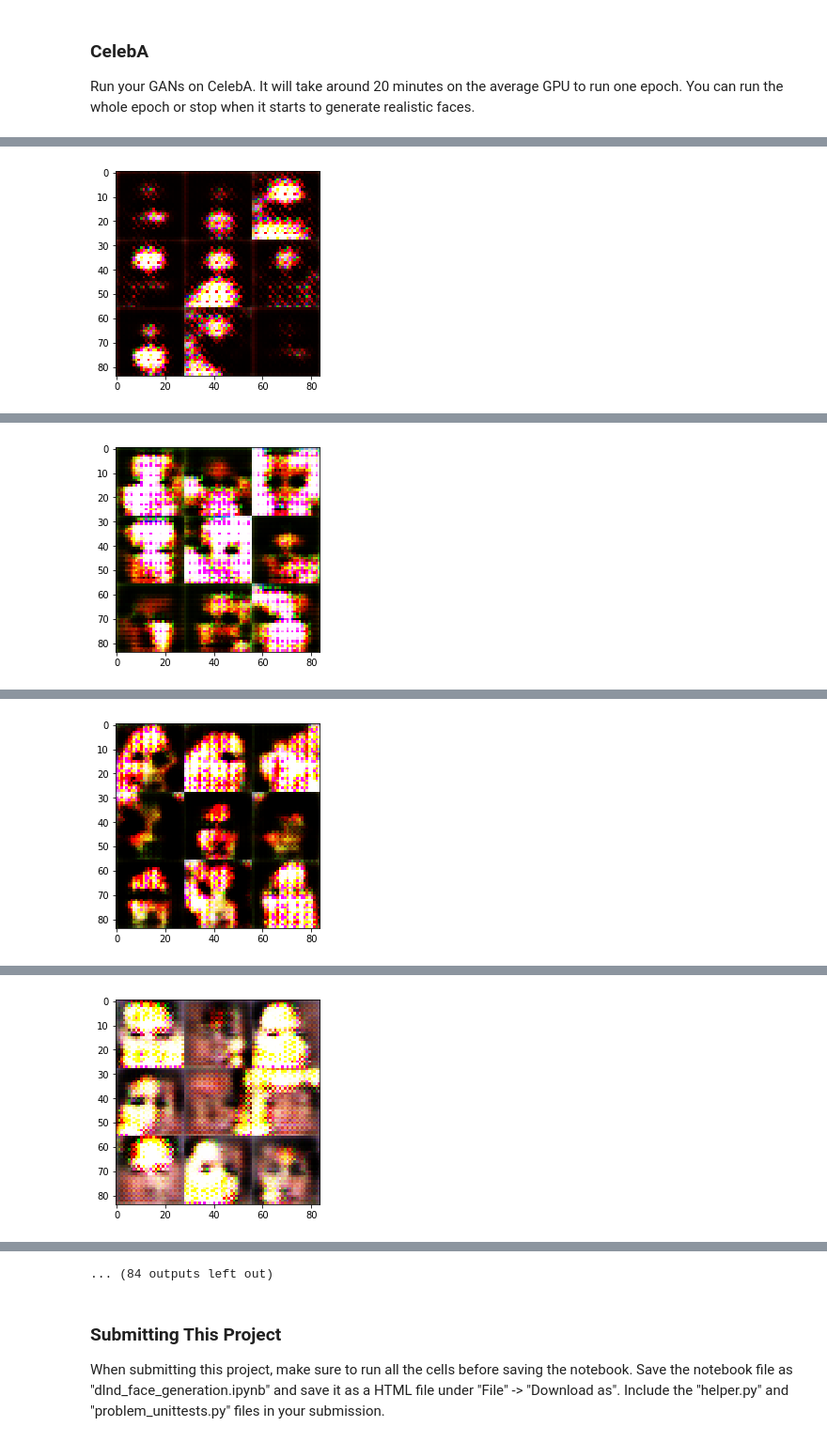
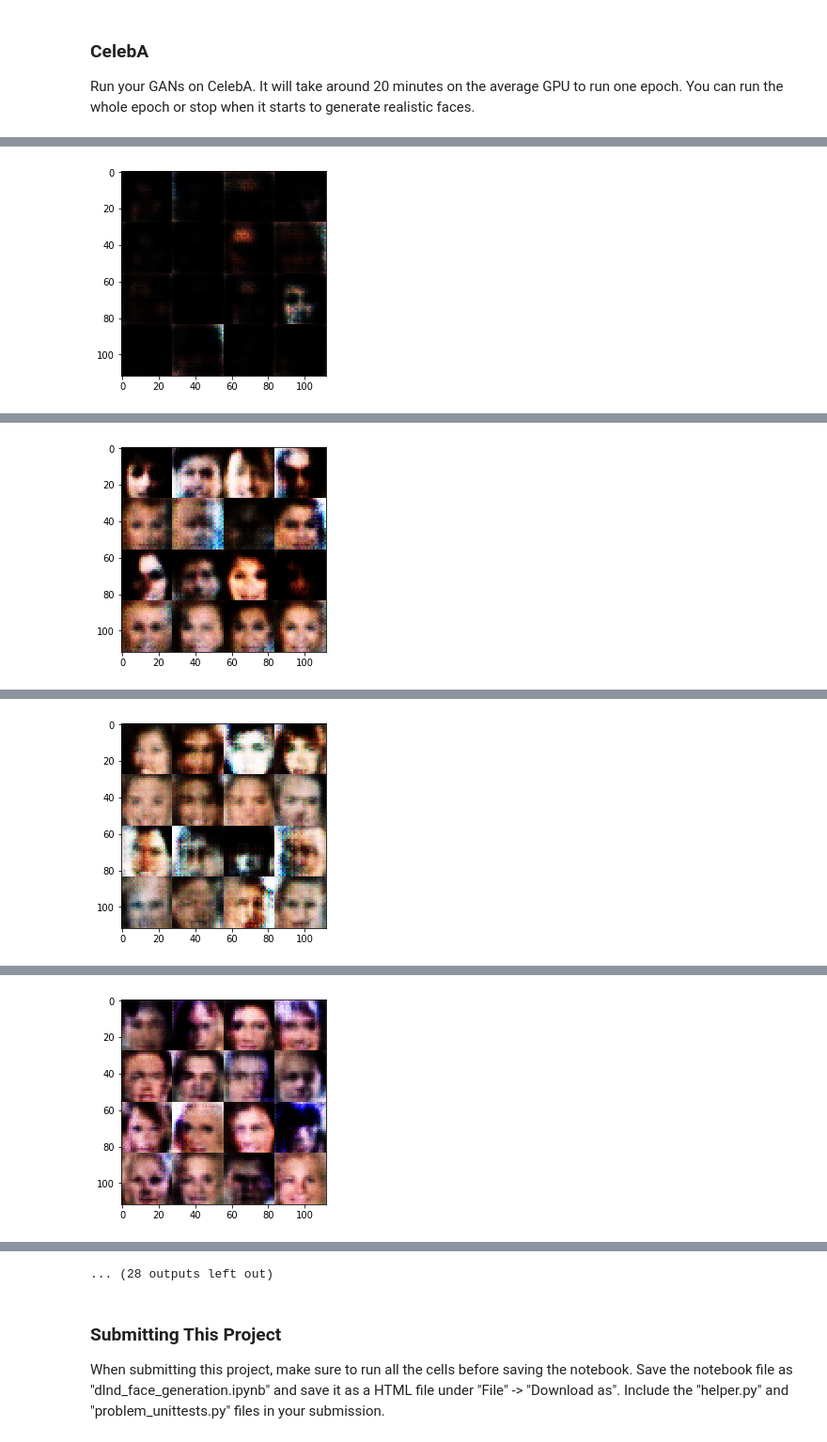
Before and after one commit to berktepebag/dlnd-project5_submit, a Jupyter notebook: dlnd_face_generation.ipynb, the cells around one changed output, grey strips where cells are left out. Shown at 94% size. Saved outputs shown, nothing was run; the diff lists cells and outputs as text; code cells hidden in the pictures.

Commit message:
Fix First Review
Added smoothing to d_loss_real, xavier initializer to both generator and discriminator. Decreased alpha to 0.05. Decreased batch size to 64 from 128.

```diff
--- a/dlnd_face_generation.ipynb
+++ b/dlnd_face_generation.ipynb
@@ -146,22 +146,23 @@ def discriminator(images, reuse=False):
     """
     #print("shape of image: {}".format(images.shape))
     # TODO: Implement Function
-    alpha=0.2
+    alpha=0.05
+    drop_out = 0.2
 
     with tf.variable_scope('discriminator',reuse=reuse):
         #Input Layer 28x28x3
-        h1=tf.layers.conv2d(images,64,5,strides=2,padding='same')
+        h1=tf.layers.conv2d(images,64,5,strides=2,padding='same',kernel_initializer=tf.contrib.layers.xavier_initializer())
         r1=tf.maximum(alpha*h1,h1)
         #16x16x32
 
-        h2=tf.layers.conv2d(h1,128,5,strides=2,padding='same')
+        h2=tf.layers.conv2d(r1,128,5,strides=2,padding='same',kernel_initializer=tf.contrib.layers.xavier_initializer())
         bn2=tf.layers.batch_normalization(h2,training=True)
         r2=tf.maximum(alpha*bn2,bn2)
         #8x8x128
 
-        h3=tf.layers.conv2d(h2,256,5,strides=2,padding='same')
+        h3=tf.layers.conv2d(r2,256,5,strides=2,padding='same',kernel_initializer=tf.contrib.layers.xavier_initializer())
         bn3=tf.layers.batch_normalization(h3,training=True)
-        r3=tf.maximum(alpha*h3,h3)
+        r3=tf.maximum(alpha*bn3,bn3)
         #4x4x256
 
         #Flattenning
@@ -190,7 +191,8 @@ def generator(z, out_channel_dim, is_train=True):
     :param is_train: Boolean if generator is being used for training
     :return: The tensor output of the generator
     """
-    alpha=0.2
+    alpha=0.05
+    drop_out = 0.9
 
     # TODO: Implement Function
     with tf.variable_scope('generator',reuse=not is_train):
@@ -199,23 +201,29 @@ def generator(z, out_channel_dim, is_train=True):
         h1=tf.layers.dense(z,7*7*512)
 
         #Reshape to begin conv
-        h1=tf.reshape(h1,(-1,7,7,512))
+        h1=tf.reshape(h1,(-1,7,7,256))
         h1=tf.layers.batch_normalization(h1,training=is_train)
         h1=tf.maximum(alpha*h1,h1)
         #4x4x512
 
-        h2=tf.layers.conv2d_transpose(h1,256,5,strides=2,padding='same')
+        h2=tf.layers.conv2d_transpose(h1,256,5,strides=2,padding='same'
+                                      ,kernel_initializer=tf.contrib.layers.xavier_initializer())
+        #h2=tf.nn.dropout(h2,drop_out)
         h2=tf.layers.batch_normalization(h2,training=is_train)
         h2=tf.maximum(alpha*h2,h2)
         #8x8x256
 
-        h3=tf.layers.conv2d_transpose(h2,128,5,strides=2,padding='same')
+        h3=tf.layers.conv2d_transpose(h2,128,5,strides=2,padding='same'
+                                      ,kernel_initializer=tf.contrib.layers.xavier_initializer())
+        #h3=tf.nn.dropout(h3,drop_out)
         h3=tf.layers.batch_normalization(h3,training=is_train)
         h3=tf.maximum(alpha*h3,h3)
         #16x16x128
 
         #Output
-        logits=tf.layers.conv2d_transpose(h3,out_channel_dim,5,strides=1,padding='same')
+        logits=tf.layers.conv2d_transpose(h3,out_channel_dim,5,strides=1,padding='same'
+                                          ,kernel_initializer=tf.contrib.layers.xavier_initializer())
+        #logits=tf.nn.dropout(logits,drop_out)
         #28x28x_
         out=tf.tanh(logits)
 
@@ -242,12 +250,14 @@ def model_loss(input_real, input_z, out_channel_dim):
     :return: A tuple of (discriminator loss, generator loss)
     """
     # TODO: Implement Function
+    smooth = 0.1
 
     g_model=generator(input_z, out_channel_dim)
     d_model_real, d_logits_real = discriminator(input_real)
     d_model_fake, d_logits_fake = discriminator(g_model,reuse=True)
 
-    d_loss_real=tf.reduce_mean(tf.nn.sigmoid_cross_entropy_with_logits(logits=d_logits_real,labels=tf.ones_like(d_model_real)))
+    d_loss_real=tf.reduce_mean(tf.nn.sigmoid_cross_entropy_with_logits(logits=d_logits_real,labels=tf.ones_like(d_model_real)
+                                                                       *(1-smooth)))
 
     d_loss_fake=tf.reduce_mean(tf.nn.sigmoid_cross_entropy_with_logits(logits=d_logits_fake,labels=tf.zeros_like(d_model_fake)))
 
@@ -367,7 +377,7 @@ def train(epoch_count, batch_size, z_dim, learning_rate, beta1, get_batches, dat
     #d_loss, g_loss= model_loss(input_real, input_z, data_shape[3])
     #return d_loss,g_loss
 
-    d_train_opt, g_train_opt = model_opt(d_loss, g_loss, lr, beta1)
+    d_opt, g_opt = model_opt(d_loss, g_loss, lr, beta1)
     #return d_train_opt, g_train_opt
 
     #saver=tf.train.Saver()
@@ -390,8 +400,8 @@ def train(epoch_count, batch_size, z_dim, learning_rate, beta1, get_batches, dat
                 batch_z=np.random.uniform(-1,1,size=(batch_size,z_dim))
 
                 #Optimizers
-                _ =sess.run(d_train_opt,feed_dict={input_real:batch_images,input_z:batch_z})
-                _=sess.run(g_train_opt,feed_dict={input_z:batch_z,input_real:batch_images})
+                _ =sess.run(d_opt,feed_dict={input_real:batch_images,input_z:batch_z})
+                _=sess.run(g_opt,feed_dict={input_z:batch_z,input_real:batch_images})
 
                 #print(steps)
                 if steps % print_each == 0:
@@ -502,7 +512,7 @@ Epoch 2/2... Discriminator Loss: 1.3824... Generator Loss: 0.6996
 ### CelebA
 Run your GANs on CelebA.  It will take around 20 minutes on the average GPU to run one epoch.  You can run the whole epoch or stop when it starts to generate realistic faces.
 # %%
-batch_size = 128
+batch_size = 64
 z_dim = 100
 learning_rate = 0.0002
 beta1 = 0.5
@@ -541 +551 @@ Epoch 1/3... Discriminator Loss: 0.2807... Generator Loss: 2.2456
-[figure, old version]
+[figure, new version]
@@ -552 +562 @@ Epoch 1/3... Discriminator Loss: 0.7127... Generator Loss: 1.8898
-[figure, old version]
+[figure, new version]
@@ -563 +573 @@ Epoch 1/3... Discriminator Loss: 0.4167... Generator Loss: 2.9018
-[figure, old version]
+[figure, new version]
@@ -574 +584 @@ Epoch 1/3... Discriminator Loss: 1.1996... Generator Loss: 1.4495
-[figure, old version]
+[figure, new version]
@@ -586,4 +596,4 @@ Epoch 1/3... Discriminator Loss: 0.7992... Generator Loss: 1.7997
-... (84 outputs left out)
+... (28 outputs left out)
 # %% [markdown]
 ### Submitting This Project
 When submitting this project, make sure to run all the cells before saving the notebook. Save the notebook file as "dlnd_face_generation.ipynb" and save it as a HTML file under "File" -> "Download as". Include the "helper.py" and "problem_unittests.py" files in your submission.
```
Also changed, not shown: parts of 2 cells of this notebook, 1 other file.
